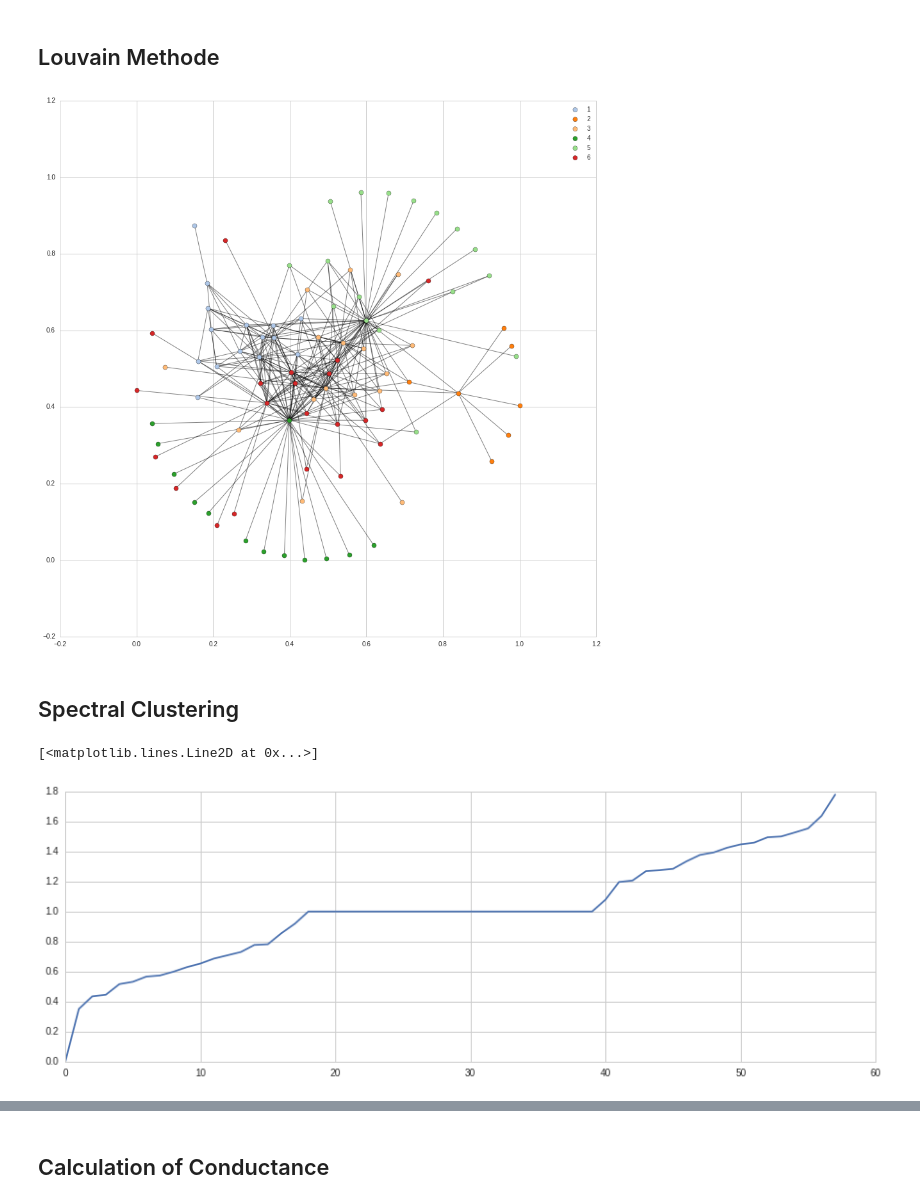
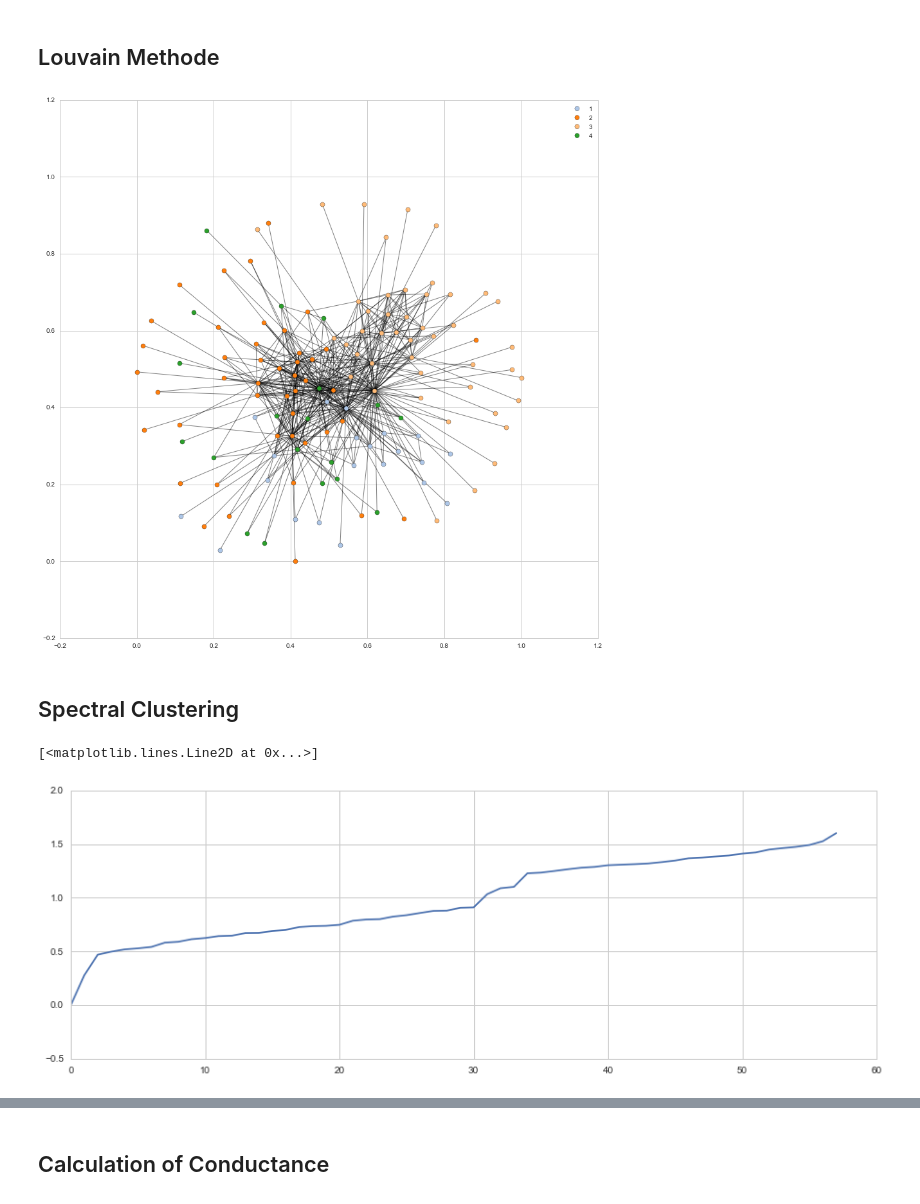
Before and after one commit to mydu/bilateral-vis, a Jupyter notebook: data-processing.ipynb, the cells around one changed output, grey strips where cells are left out. Saved outputs shown, nothing was run; the diff lists cells and outputs as text; code cells hidden in the pictures.

```diff
--- a/data-processing.ipynb
+++ b/data-processing.ipynb
@@ -83,40 +79,42 @@ gra = GT1920.graph()
+# %%
+G = Graph_GT(year = 1880).graph()
+k_community=6
 # %% [markdown]
 ## Louvain Methode
 # %%
-G = Graph_GT(year = 1840).graph()
 import community_louvain
 
 plt.figure(figsize = [15,15])
 #better with karate_graph() as defined in networkx example.
 #erdos renyi don't have true community structure
 
 #first compute the best partition
-partition = community_louvain.best_partition(G)
+dict_predict_louvain = community_louvain.best_partition(G)
 
 #drawing
-size = float(len(set(partition.values())))
+size = float(len(set(dict_predict_louvain.values())))
 pos = nx.fruchterman_reingold_layout(G)
 #pos = nx.spring_layout(G)
 count = 0
 
 
 colors = ['#1f77b4','#aec7e8','#ff7f0e','#ffbb78','#2ca02c','#98df8a','#d62728'\
           ,'#ff9896','#9467bd','#c5b0d5','#8c564b','#c49c94','#e377c2','#f7b6d2'\
           '#7f7f7f','#c7c7c7','#bcbd22','#dbdb8d','#17becf','#9edae5']
 
-for com in set(partition.values()) :
+for com in set(dict_predict_louvain.values()) :
     count = count + 1
-    list_nodes = [nodes for nodes in partition.keys()
-                                if partition[nodes] == com]
+    list_nodes = [nodes for nodes in dict_predict_louvain.keys()
+                                if dict_predict_louvain[nodes] == com]
     nx.draw_networkx_nodes(G, pos, list_nodes, node_size = 50,
                                 node_color = colors[count],label = count)
 
 plt.legend()
 nx.draw_networkx_edges(G,pos, alpha=0.5)
 
 plt.show()
 # %% [output]
-[figure, old version]
+[figure, new version]
 # %% [markdown]
 ## Spectral Clustering
 # %%
@@ -127,5 +125,5 @@ eig_val, eig_vec = np.linalg.eig(Lap_nom)
 plt.plot(sorted(np.linalg.eig(Lap_nom)[0][0:58]))
 # %% [output]
 [<matplotlib.lines.Line2D at 0x...>]
-[figure, old version]
+[figure, new version]
 # %%
```
Also changed, not shown: parts of 38 cells of this notebook.
